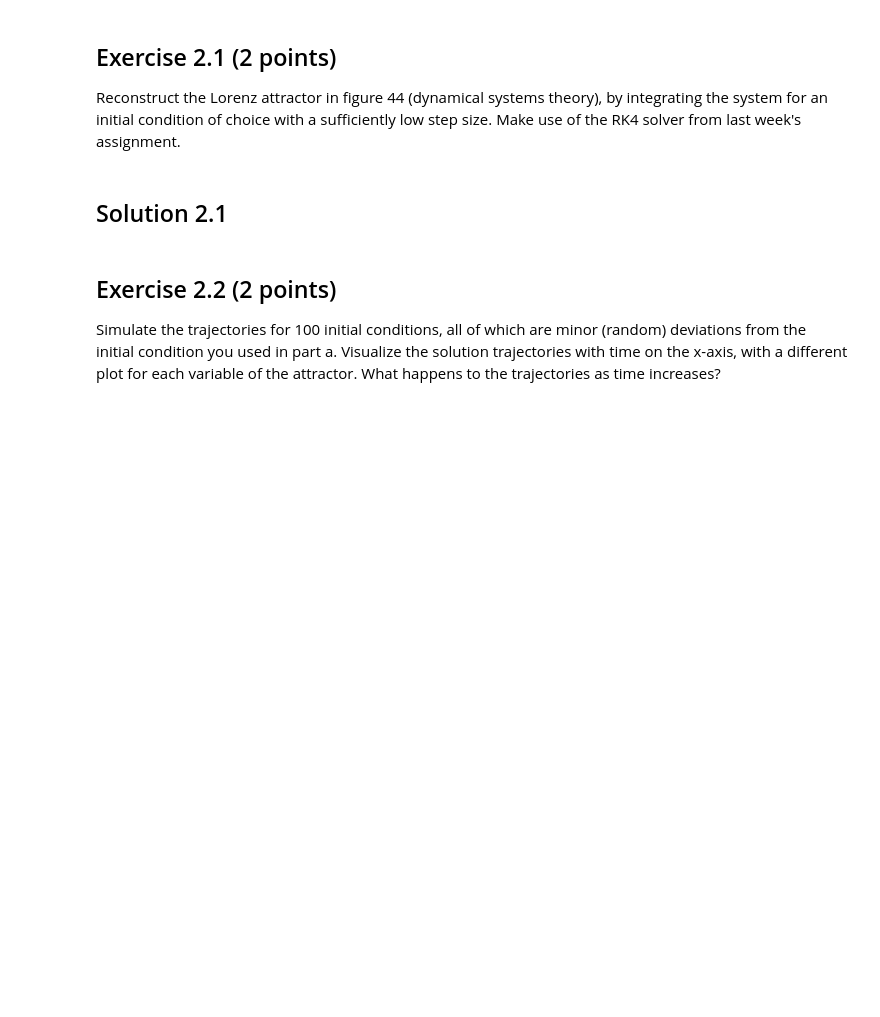
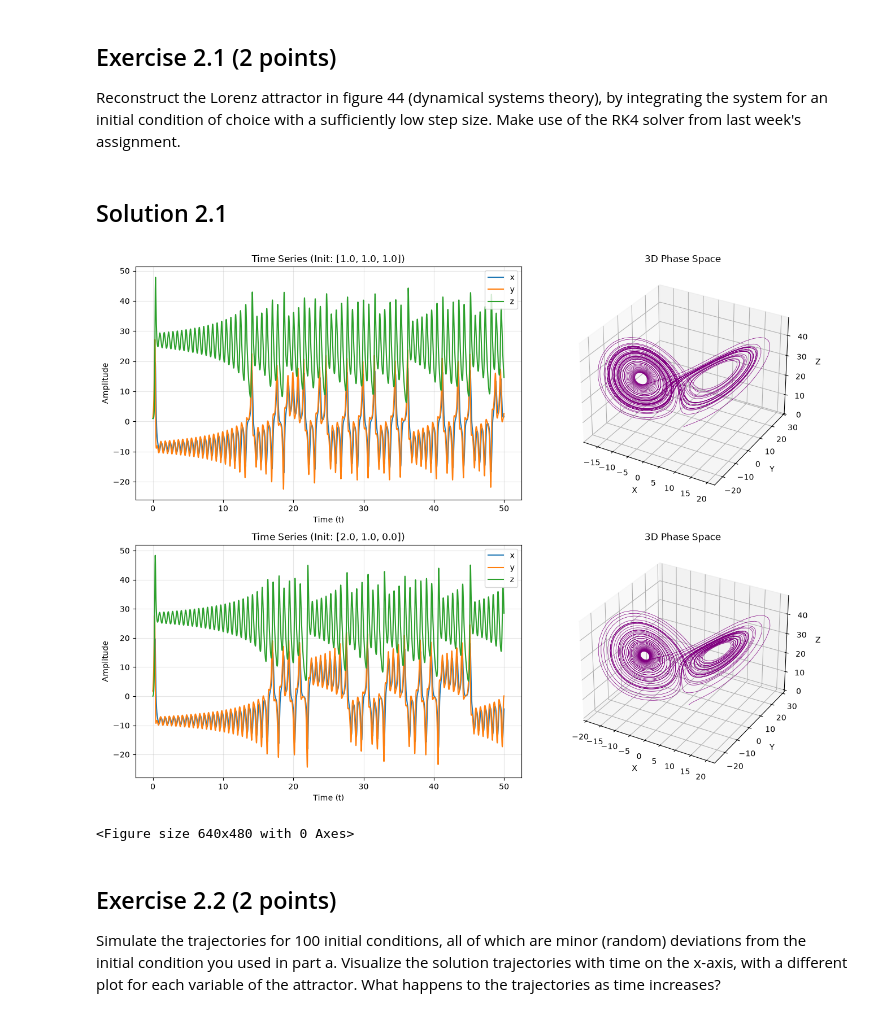
Before and after one commit to samschilder02/exercises_ComplexAdaptiveSystems_SOW-MKI49, a Jupyter notebook: CAS assignment 3.ipynb, the cells around one changed output. Drawn from its saved outputs; the diff is of its cells as text; code cells hidden in the pictures; blank space fills up the shorter version.

```diff
--- a/CAS assignment 3.ipynb
+++ b/CAS assignment 3.ipynb
@@ -199,13 +198,73 @@ Reconstruct the Lorenz attractor in figure 44 (dynamical systems theory), by int
 ## Solution 2.1
 # %%
 # lorenz system
-def lorenz(x, sigma = 10.0, rho = 28.0, beta = 8.0 / 3.0):
-    _x, _y, _z = x
-    return
+def lorenz(state, sigma=10.0, rho=28.0, beta=8.0/3.0):
+    x, y, z = state
+    xdot = sigma * (y - x)
+    ydot = rho * x - y - x * z
+    zdot = x * y - beta * z
+    return jnp.array([xdot, ydot, zdot])
 
-f_lorenz = lambda t, x, args: lorenz(x)
+# set parameters
+t0 = 0.0
+tn = 50.0
+dt = 0.01
+time = jnp.arange(t0, tn, dt)
 
-#YOUR CODE HERE
+initial_states = jnp.array([
+    [1.0, 1.0, 1.0],
+    [2.0, 1.0, 0.0]
+])
+
+# simulate
+f_lorenz = lambda state, t: lorenz(state)
+step_fn = get_rk4(f_lorenz, dt)
+
+@jax.jit
+def run_simulation(inits, t_array):
+    scan_fn = lambda init_state: jax.lax.scan(step_fn, init_state, t_array)[1]
+    return jax.vmap(scan_fn)(inits)
+
+trajectories = run_simulation(initial_states, time).block_until_ready()
+
+
+
+# plot time series and state space in cartesian coordinates
+fig = plt.figure(figsize=(14, 10))
+
+for i, initial_state in enumerate(initial_states):
+    # Time Series (2D, Left Column -> odd indices: 1, 3, 5, 7)
+    ax_time = fig.add_subplot(len(initial_states), 2, 2 * i + 1)
+    ax_time.plot(time, trajectories[i, :, 0], label="x")
+    ax_time.plot(time, trajectories[i, :, 1], label="y")
+    ax_time.plot(time, trajectories[i, :, 2], label="z")
+    ax_time.set_title(f"Time Series (Init: {initial_state.tolist()})")
+    ax_time.set_xlabel("Time (t)")
+    ax_time.set_ylabel("Amplitude")
+    ax_time.legend(loc="upper right")
+    ax_time.grid(True, alpha=0.3)
+
+    # State Phase Space (3D, Right Column -> even indices: 2, 4, 6, 8)
+    ax_phase = fig.add_subplot(len(initial_states), 2, 2 * i + 2, projection='3d')
+    # Plot x, y, and z trajectories together
+    ax_phase.plot(trajectories[i, :, 0],
+                  trajectories[i, :, 1],
+                  trajectories[i, :, 2],
+                  color='purple', lw=0.5)
+
+    ax_phase.set_title("3D Phase Space")
+    ax_phase.set_xlabel("X")
+    ax_phase.set_ylabel("Y")
+    ax_phase.set_zlabel("Z")
+
+plt.tight_layout()
+plt.show()
+
+plt.tight_layout()
+plt.show()
+# %% [output]
+[figure, added]
+<Figure size 640x480 with 0 Axes>
 # %% [markdown]
 ## Exercise 2.2 (2 points)
 
```
Also changed, not shown: parts of 1 cell of this notebook.
